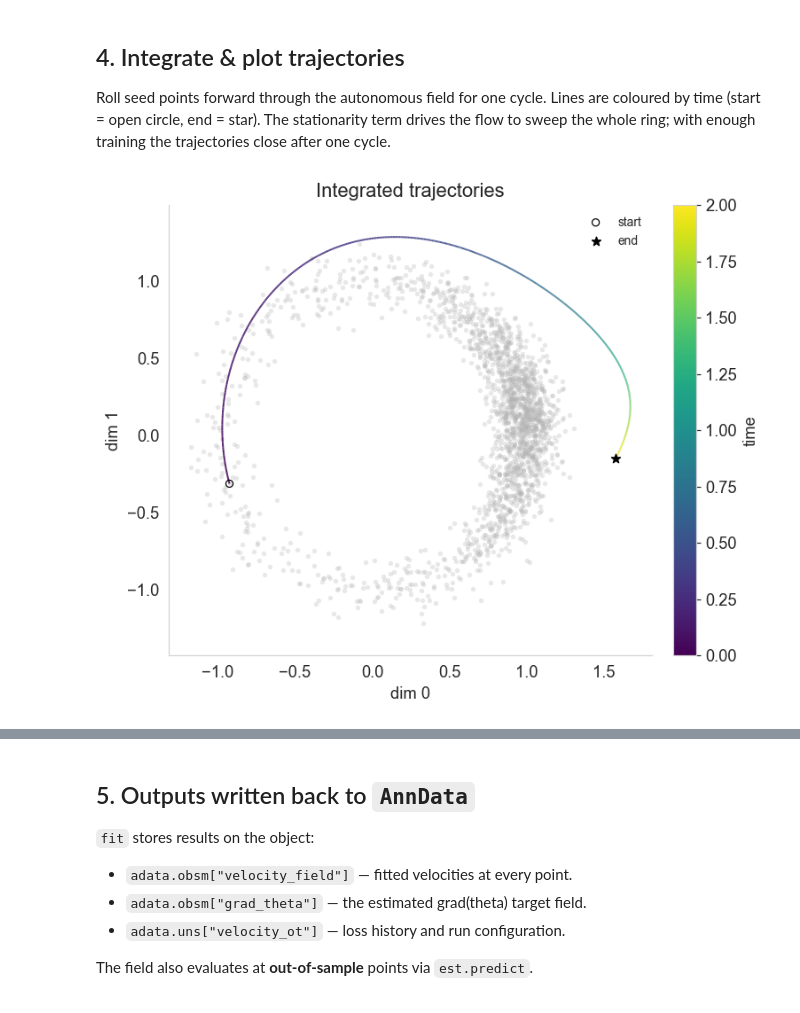
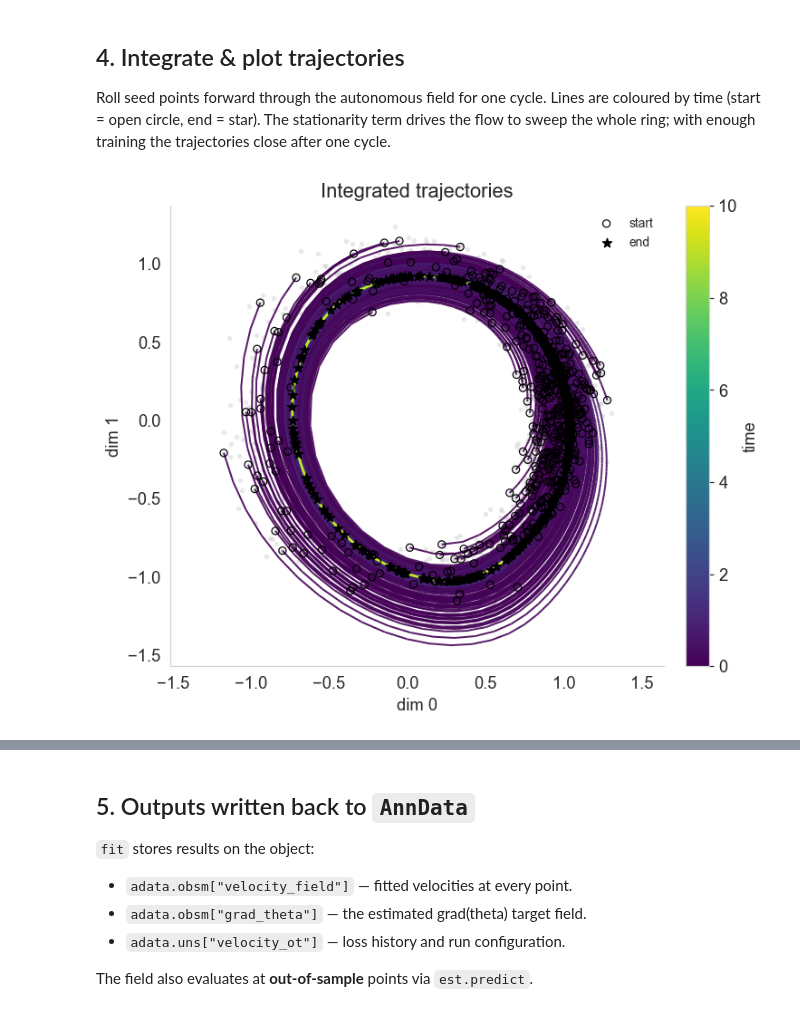
Before and after one commit to isaac-wachsman-ncsu/cell-donut, a Jupyter notebook: velocity_ot_demo.ipynb, the cells around one changed output, grey strips where cells are left out. Drawn from its saved outputs; the diff is of its cells as text; code cells hidden in the pictures.

```diff
--- a/velocity_ot_demo.ipynb
+++ b/velocity_ot_demo.ipynb
@@ -61,7 +61,7 @@ USE_YOUR_OWN_DATA = True
 
 if USE_YOUR_OWN_DATA:
     # --- Option A: from an .h5ad (spatial in .X, circular coord in obs) ---
-    adata = ad.read_h5ad("adata_lcycle_wangle.h5ad")
+    adata = ad.read_h5ad("adata_wangle.h5ad")
     # assert "circular_coords" in adata.obs
 
     # --- Option B: from numpy arrays you have in memory ---
@@ -114,3 +120,5 @@ By default coordinates come from `adata.X` and `θ` from
 the four loss terms per logged epoch.
 # %% [markdown]
 #### Checking circular grad works
+# %%
+adata.obs['circular_coords'] = 2*np.pi - adata.obs['circular_coords']
@@ -117,6 +137,6 @@ the four loss terms per logged epoch.
 # %%
 est = vo.VelocityFieldEstimator(
-    hidden_dims=(64, 64),
+    hidden_dims=(128, 128),
     activation="silu",
     n_steps=10,               # ODE steps per cycle during training
     method="rk4",
@@ -124,15 +144,20 @@ est = vo.VelocityFieldEstimator(
     lambda_align=0.0,
     lambda_ke=0.0,
     lambda_ot_sub=0.0,
+    lambda_lcycle=0.0,
     lambda_stationarity=0.0,
-    init=False,
-    lambda_init=0.0,
-    init_epochs= 50
+    intrinsic_dim=None,
+    init=True,
+    init_train="both",
+    lambda_init=1.0,
+    init_epochs= 1000,
+    seed=1,
+    init_angle_delta=0.
+    ot_sub_curriculum=True
 )
 
-est.fit(adata, stages=[
-    dict(name="Initialization",    epochs=50, lr=1e-2, lambda_ke = 1e-4, lambda_align=1.0),
-    dict(name="Align", epochs=50, lr=1e-3, lambda_ke=1e-5, lambda_stationarity=0.05, lambda_align=1.0),
-    dict(name="Stationarity", epochs = 50,lr=1e-4, lambda_ke=1e-3,lambda_stationarity=1.0, lambda_ot_sub=0.1)
-    ])  # reads adata.X and adata.obs['circular_coords']
+est.fit(adata,spatial_key="X_pca", stages=[
+    #dict(name="magnitude", epochs=100, train="magnitude", lambda_ot_sub=1.0, lambda_ke=0.0001),
+    #dict(name="magnitude", epochs=100, train="magnitude", lambda_stationarity=1.0, lambda_ke=0.0001)
+])  # reads adata.X and adata.obs['circular_coords']
 # %% [output]
@@ -174,7 +202,7 @@ coloured by time (start = open circle, end = star). The stationarity term drives
 the flow to sweep the whole ring; with enough training the trajectories close
 after one cycle.
 # %%
-ax = vo.plot_trajectories(est, X =adata.X,n_seeds=1, n_steps=1000,T=2.0)
+ax = vo.plot_trajectories(est, X =adata.X,n_seeds=500, n_steps=1000,T=10.0)
 plt.show()
 # %% [output]
-[figure, old version]
+[figure, new version]
```
Also changed, not shown: parts of 17 cells of this notebook, 4 other files.
